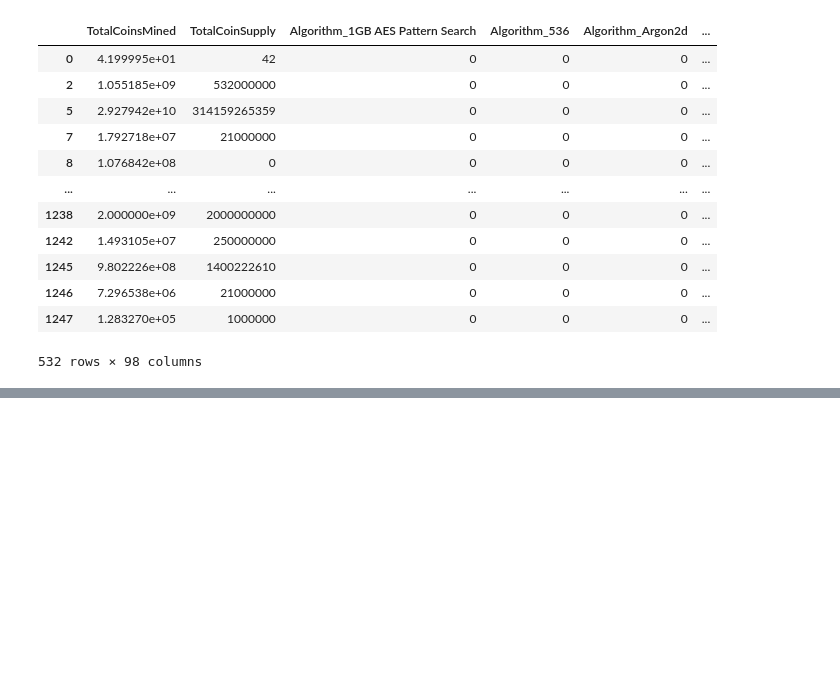
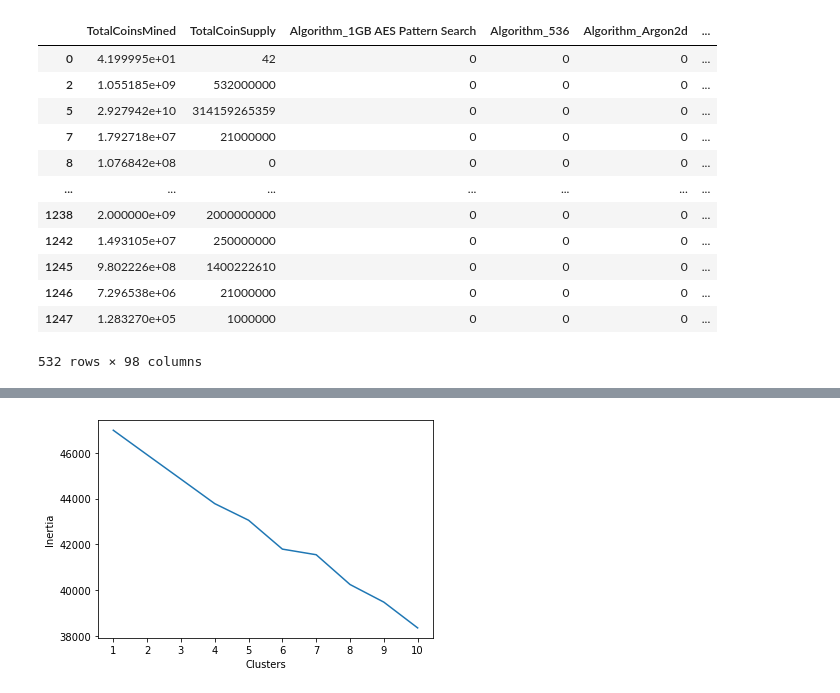
Before and after one commit to mbradberry1/Crypto-Clusters, a Jupyter notebook: Crypto Clusters.ipynb, the cells around one changed output, grey strips where cells are left out. Cells and saved outputs as stored; diff of their text form; code cells hidden in the pictures; blank space fills up the shorter version.

```diff
--- a/Crypto Clusters.ipynb
+++ b/Crypto Clusters.ipynb
@@ -100,5 +104,5 @@ crypto_df
 # %%
-X = pd.get_dummies(crypto_df, columns=['Algorithm', 'ProofType'])
+X = pd.get_dummies(df, columns=['Algorithm', 'ProofType'])
 X
 # %% [output]
 |  | TotalCoinsMined | TotalCoinSupply | Algorithm_1GB AES Pattern Search | Algorithm_536 | Algorithm_Argon2d | ... |
@@ -202,0 +156,18 @@ plt.show()
+# %%
+inertia = []
+k = list(range(1,11))
+
+for i in k:
+    kmeans = KMeans(n_clusters=i, random_state=0)
+    kmeans.fit(comps)
+    inertia.append(kmeans.inertia_)
+
+elbow_data = {"k": k, "inertia": inertia}
+df_elbow = pd.DataFrame(elbow_data)
+plt.plot(df_elbow['k'], df_elbow['inertia'])
+plt.xticks(range(1,11))
+plt.xlabel('Clusters')
+plt.ylabel('Inertia')
+plt.show()
+# %% [output]
+[figure, added]
```
Also changed, not shown: parts of 21 cells of this notebook.
